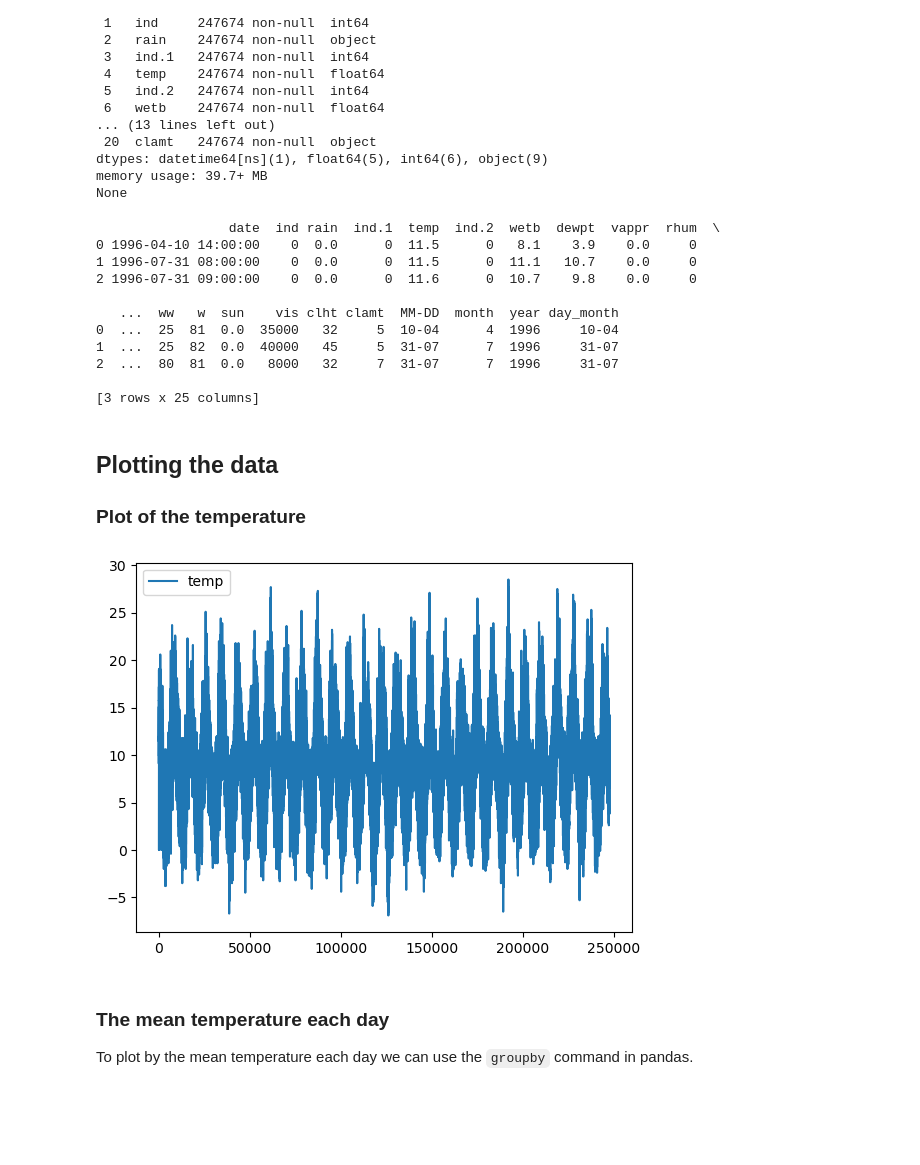
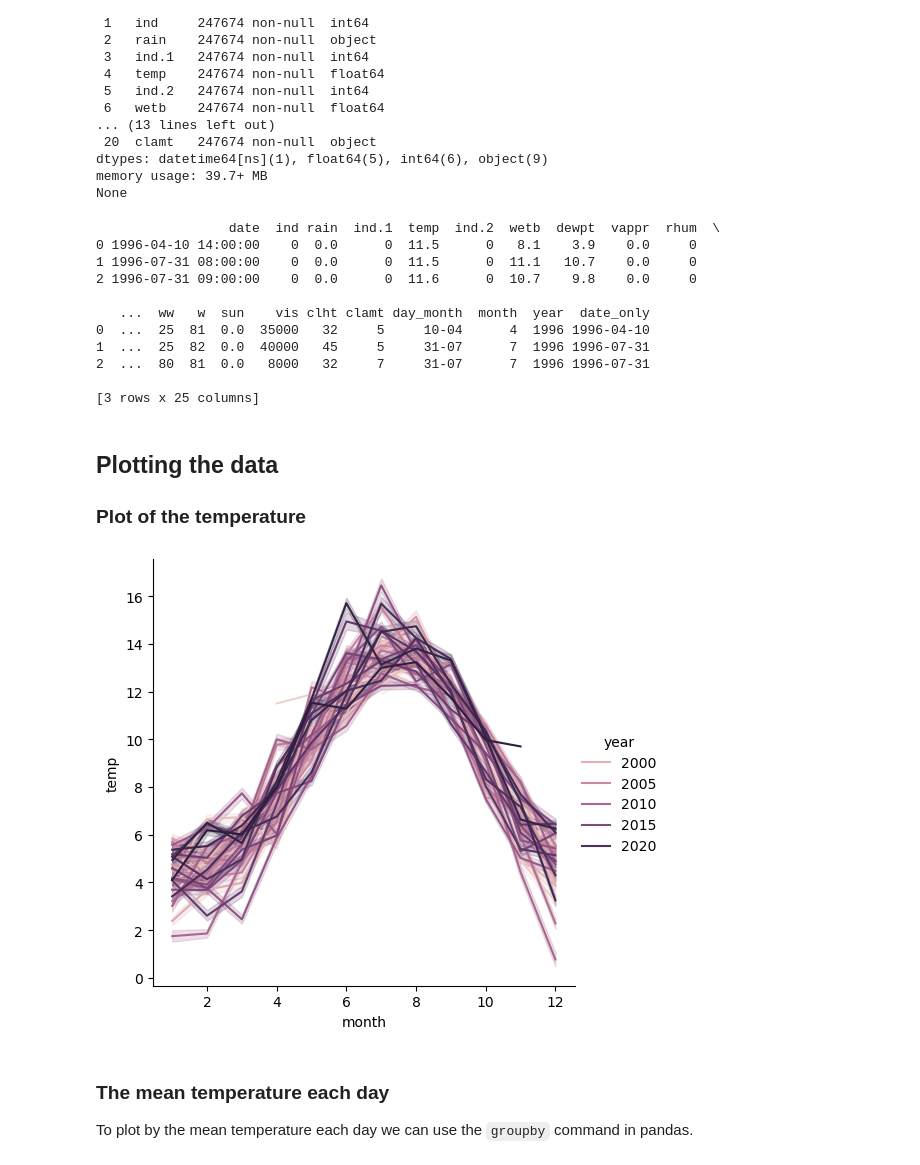
Before and after one commit to kknb1982/pfda, a Jupyter notebook: assignments/assignment_6_Weather.ipynb, the cells around one changed output. Cells and saved outputs as stored; diff of their text form; code cells hidden in the pictures; blank space fills up the shorter version.

Commit message:
changed date handling

```diff
--- a/assignments/assignment_6_Weather.ipynb
+++ b/assignments/assignment_6_Weather.ipynb
@@ -24,8 +24,7 @@ import datetime as dt
 # %% [markdown]
 Use `read.csv` to import the data. Checking the data on this link shows the actual data dopes not start at row 1 so `skiprows=23` is added to the `read_csv()` to tell pandas where to find the data.
 # %%
-df = pd.read_csv("https://cli.fusio.net/cli/climate_data/webdata/hly4935.csv", low_memory=False, skiprows=23)
-df['date'] = pd.to_datetime(df['date'])
+df = pd.read_csv("https://cli.fusio.net/cli/climate_data/webdata/hly4935.csv", low_memory=False, skiprows=23,parse_dates=['date'])
 print(df.info())
 # %% [output]
 <class 'pandas.core.frame.DataFrame'>
@@ -46,7 +45,7 @@ dtypes: datetime64[ns](1), float64(5), int64(6), object(9)
 memory usage: 39.7+ MB
 None
 # %%
-df['day_month'] = df['date'].dt.strftime('%d-%m')
+df['date_only'] = pd.to_datetime(df['date'].dt.date)
 df['month'] = df['date'].dt.month
 df['year'] = df['date'].dt.year
 print(df.head(3))
@@ -56,10 +55,10 @@ print(df.head(3))
 1 1996-07-31 08:00:00    0  0.0      0  11.5      0  11.1   10.7    0.0     0
 2 1996-07-31 09:00:00    0  0.0      0  11.6      0  10.7    9.8    0.0     0
 
-   ...  ww   w  sun    vis clht clamt  MM-DD  month  year day_month
-0  ...  25  81  0.0  35000   32     5  10-04      4  1996     10-04
-1  ...  25  82  0.0  40000   45     5  31-07      7  1996     31-07
-2  ...  80  81  0.0   8000   32     7  31-07      7  1996     31-07
+   ...  ww   w  sun    vis clht clamt day_month  month  year  date_only
+0  ...  25  81  0.0  35000   32     5     10-04      4  1996 1996-04-10
+1  ...  25  82  0.0  40000   45     5     31-07      7  1996 1996-07-31
+2  ...  80  81  0.0   8000   32     7     31-07      7  1996 1996-07-31
 
 [3 rows x 25 columns]
 # %% [markdown]
@@ -70,12 +69,12 @@ print(df.columns)
 # %%
 import seaborn as sns
 
-sns.lineplot(data=df[['day_month','temp']])
+sns.relplot(data=df, x='month', y='temp', hue='year', kind='line')
 
 
 plt.show()
 # %% [output]
-[figure, old version]
+[figure, new version]
 # %% [markdown]
 ### The mean temperature each day
 To plot by the mean temperature each day we can use the `groupby` command in pandas.
```
Also changed, not shown: parts of 3 cells of this notebook.
